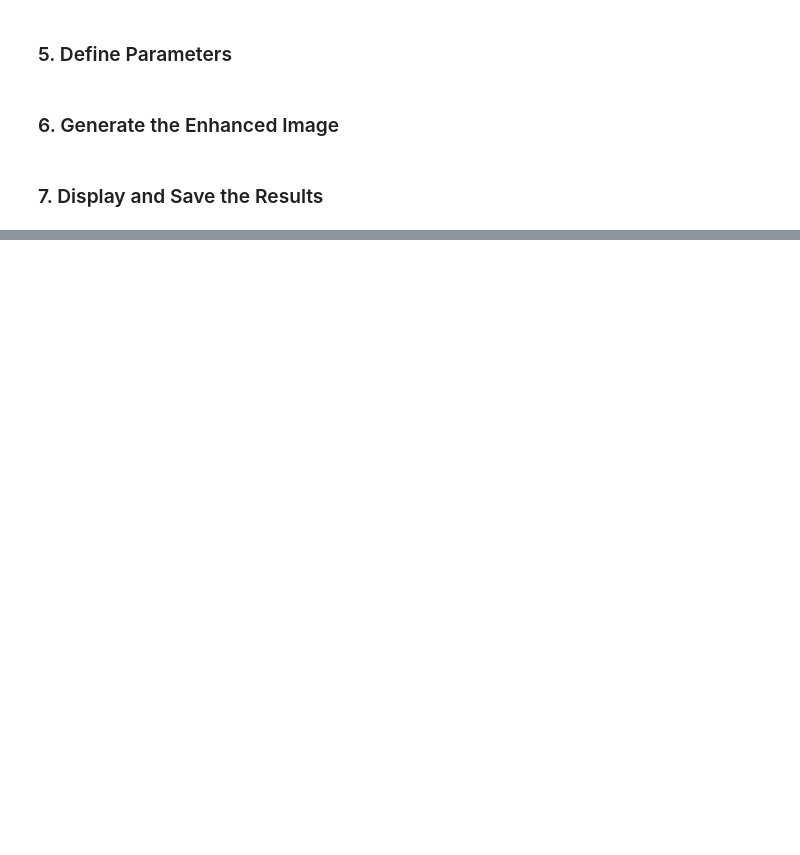
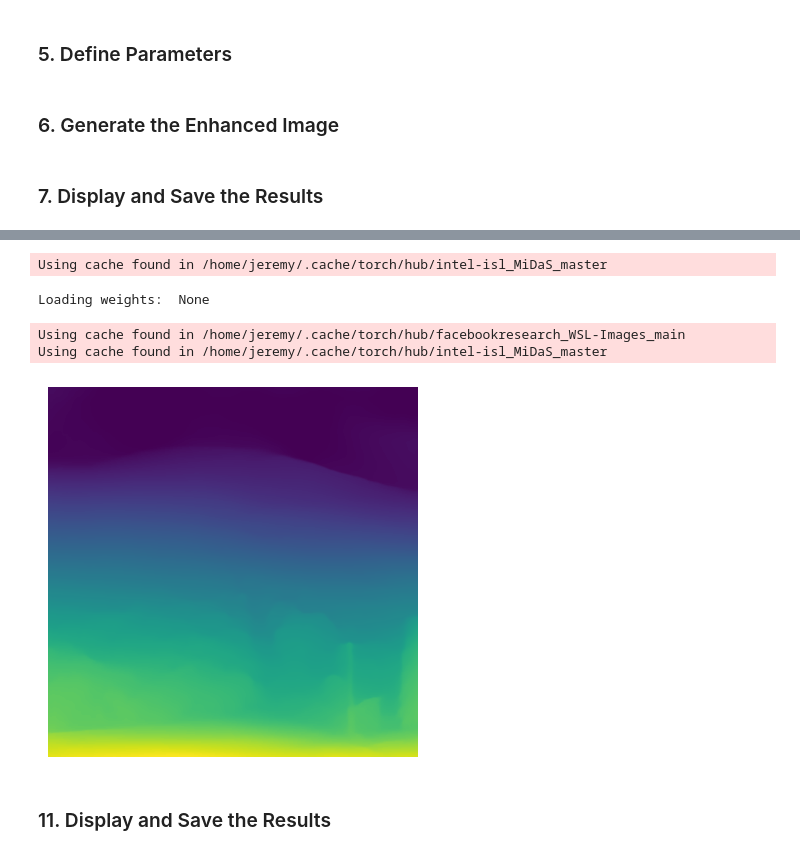
Before and after one commit to jmhummel/diffusion-playground, a Jupyter notebook: ControlNet.ipynb, the cells around one changed output, grey strips where cells are left out. Saved outputs shown, nothing was run; the diff lists cells and outputs as text; code cells hidden in the pictures; blank space fills up the shorter version.

```diff
--- a/ControlNet.ipynb
+++ b/ControlNet.ipynb
@@ -87,7 +145,7 @@ with torch.autocast(device):
         num_inference_steps=num_inference_steps,
         guidance_scale=guidance_scale,
         image=input_image,
-        control_image=control_image
+        control_image=control_image_canny
     )
 
 enhanced_image = output.images[0]
@@ -111,0 +233,16 @@ plt.show()
+# %%
+control_image_depth = generate_depth_map(input_image)
+# %% [output]
+Using cache found in /home/jeremy/.cache/torch/hub/intel-isl_MiDaS_master
+Loading weights:  None
+Using cache found in /home/jeremy/.cache/torch/hub/facebookresearch_WSL-Images_main
+Using cache found in /home/jeremy/.cache/torch/hub/intel-isl_MiDaS_master
+# %%
+# # Convert edges to PIL Image
+# control_image = Image.fromarray(edges)
+
+plt.imshow(control_image_depth)
+plt.axis('off')  # Hide the axes
+plt.show()
+# %% [output]
+[figure, added]
@@ -111,0 +264,2 @@ plt.show()
+# %% [markdown]
+### 11. Display and Save the Results
```
Also changed, not shown: parts of 30 cells of this notebook, 4 other files.
